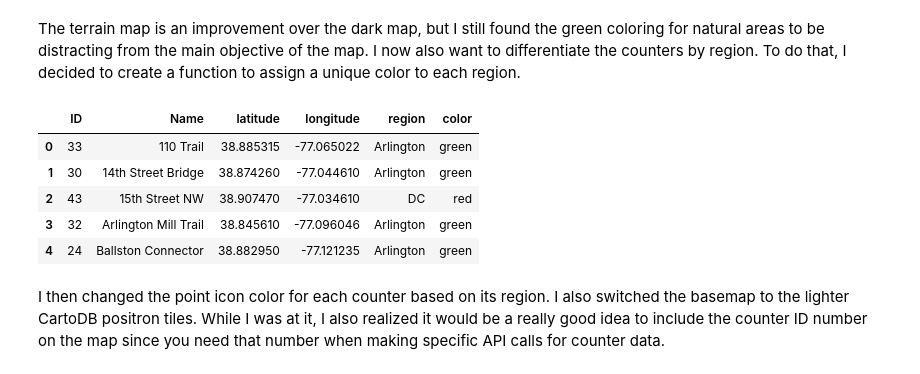
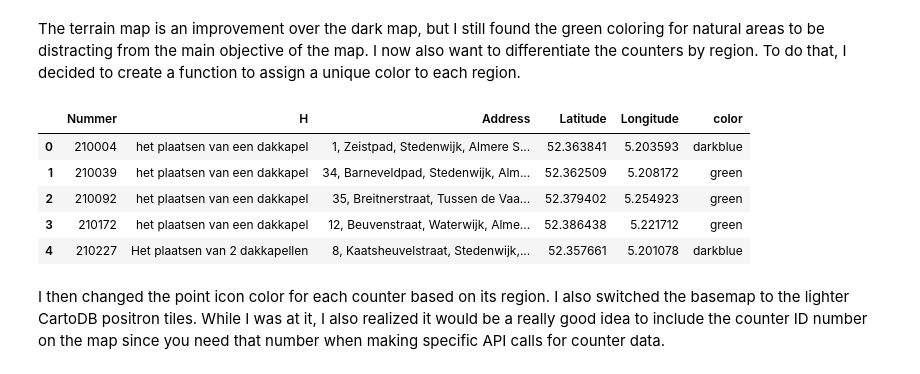
Before and after one commit to medemir/Comparison_annually, a Jupyter notebook: index.ipynb, the cells around one changed output. Cells and saved outputs as stored; diff of their text form; code cells hidden in the pictures.

```diff
--- a/index.ipynb
+++ b/index.ipynb
@@ -80,24 +78,24 @@ map2
 # %% [markdown]
 The terrain map is an improvement over the dark map, but I still found the green coloring for natural areas to be distracting from the main objective of the map. I now also want to differentiate the counters by region. To do that, I decided to create a function to assign a unique color to each region.
 # %%
-def regioncolors(counter):
-    if counter['region'] == 'Arlington':
+def regioncolors(df1):
+    if df1['H'] == 'het plaatsen van een dakkapel':
         return 'green'
-    elif counter['region'] == 'Alexandria':
+    elif df1['H'] == 'Het plaatsen van aanbouw':
         return 'blue'
-    elif counter['region'] == 'DC':
+    elif df1['H'] == 'het plaatsen van een dakopbouw':
         return 'red'
     else:
         return 'darkblue'
-df_counters["color"] = df_counters.apply(regioncolors, axis=1)
-df_counters.head()
+df1["color"] = df1.apply(regioncolors, axis=1)
+df1.head()
 # %% [output]
-|  | ID | Name | latitude | longitude | region | color |
-| 0 | 33 | 110 Trail | 38.885315 | -77.065022 | Arlington | green |
-| 1 | 30 | 14th Street Bridge | 38.874260 | -77.044610 | Arlington | green |
-| 2 | 43 | 15th Street NW | 38.907470 | -77.034610 | DC | red |
-| 3 | 32 | Arlington Mill Trail | 38.845610 | -77.096046 | Arlington | green |
-| 4 | 24 | Ballston Connector | 38.882950 | -77.121235 | Arlington | green |
+|  | Nummer | H | Address | Latitude | Longitude | color |
+| 0 | 210004 | het plaatsen van een dakkapel | 1, Zeistpad, Stedenwijk, Almere S... | 52.363841 | 5.203593 | darkblue |
+| 1 | 210039 | het plaatsen van een dakkapel | 34, Barneveldpad, Stedenwijk, Alm... | 52.362509 | 5.208172 | green |
+| 2 | 210092 | het plaatsen van een dakkapel | 35, Breitnerstraat, Tussen de Vaa... | 52.379402 | 5.254923 | green |
+| 3 | 210172 | het plaatsen van een dakkapel | 12, Beuvenstraat, Waterwijk, Alme... | 52.386438 | 5.221712 | green |
+| 4 | 210227 | Het plaatsen van 2 dakkapellen | 8, Kaatsheuvelstraat, Stedenwijk,... | 52.357661 | 5.201078 | darkblue |
 # %% [markdown]
 I then changed the point icon color for each counter based on its region. I also switched the basemap to the lighter CartoDB positron tiles. While I was at it, I also realized it would be a really good idea to include the counter ID number on the map since you need that number when making specific API calls for counter data.
 # %%
```
Also changed, not shown: parts of 10 cells of this notebook, 2 other files.
